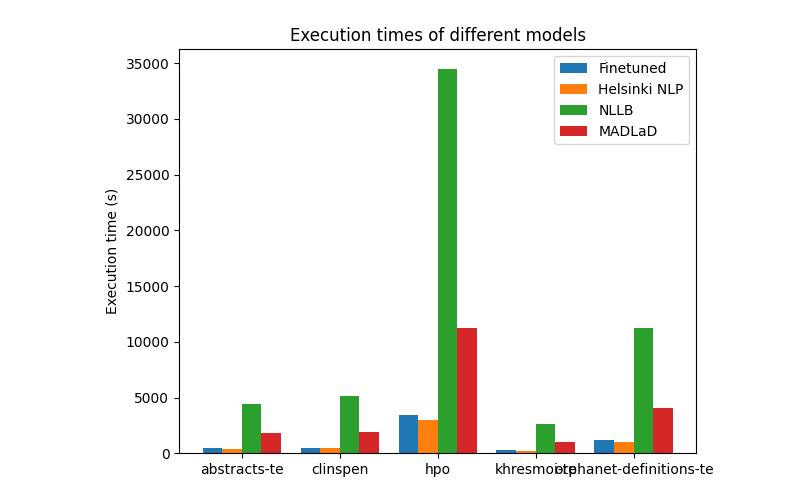
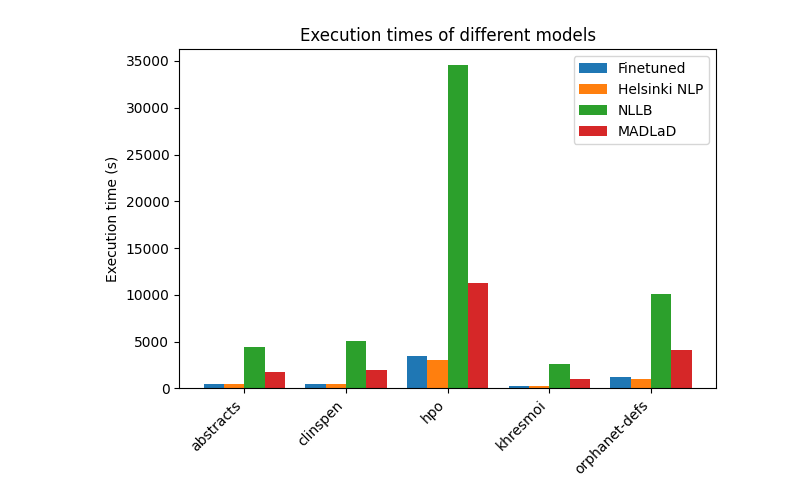
Before and after one commit to zaki-amin/machine-translation-en2es-for-biomedical-text, a Jupyter notebook: data_analysis/graphing/test_execution_times.ipynb, the cells around one changed output. Cells and saved outputs as stored; diff of their text form; code cells hidden in the pictures.

Commit message:
Improve test_execution_times.ipynb and delete unnecessary package init files

```diff
--- a/data_analysis/graphing/test_execution_times.ipynb
+++ b/data_analysis/graphing/test_execution_times.ipynb
@@ -19,21 +19,20 @@ def plot_execution_times(dataset_names: list[str],
 
     ax.set_ylabel("Execution time (s)")
     ax.set_title("Execution times of different models")
+    ax.set_xticks(x)
+    ax.set_xticklabels(dataset_names, rotation=45, ha="right")
 
-    ax.set_xticks(x)
-
-    ax.set_xticklabels(dataset_names)
     ax.legend()
 
     fig.tight_layout()
     plt.show()
 # %%
-datasets = ["abstracts-te", "clinspen", "hpo", "khresmoi-te", "orphanet-definitions-te"]
+datasets = ["abstracts", "clinspen", "hpo", "khresmoi", "orphanet-defs"]
 fine_tuned_times = [478, 483, 3416, 283, 1219]
 helsinki_nlp_times = [418, 443, 3016, 233, 1019]
-nllb_times = [4405, 5113, 34519, 2605, 11277]
+nllb_times = [4405, 5113, 34519, 2605, 10135]
 madlad_times = [1800, 1935, 11277, 978, 4091]
 
 plot_execution_times(datasets, fine_tuned_times, helsinki_nlp_times, nllb_times, madlad_times)
 # %% [output]
-[figure, old version]
+[figure, new version]
```
Also changed, not shown: 2 other files.
